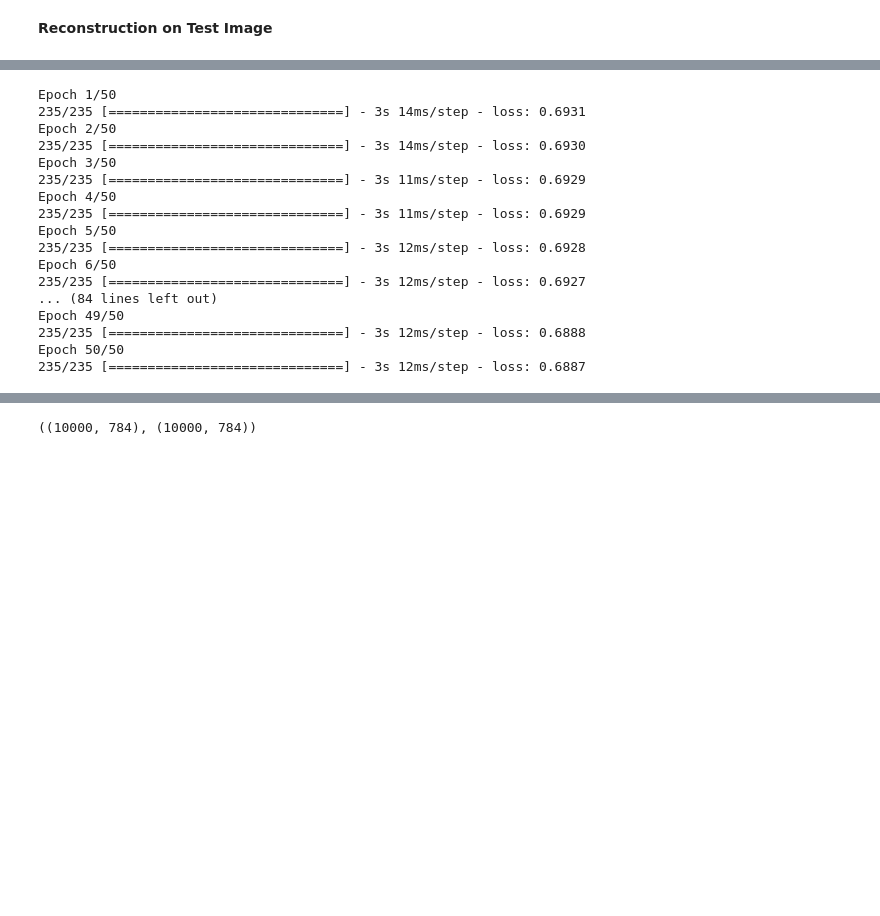
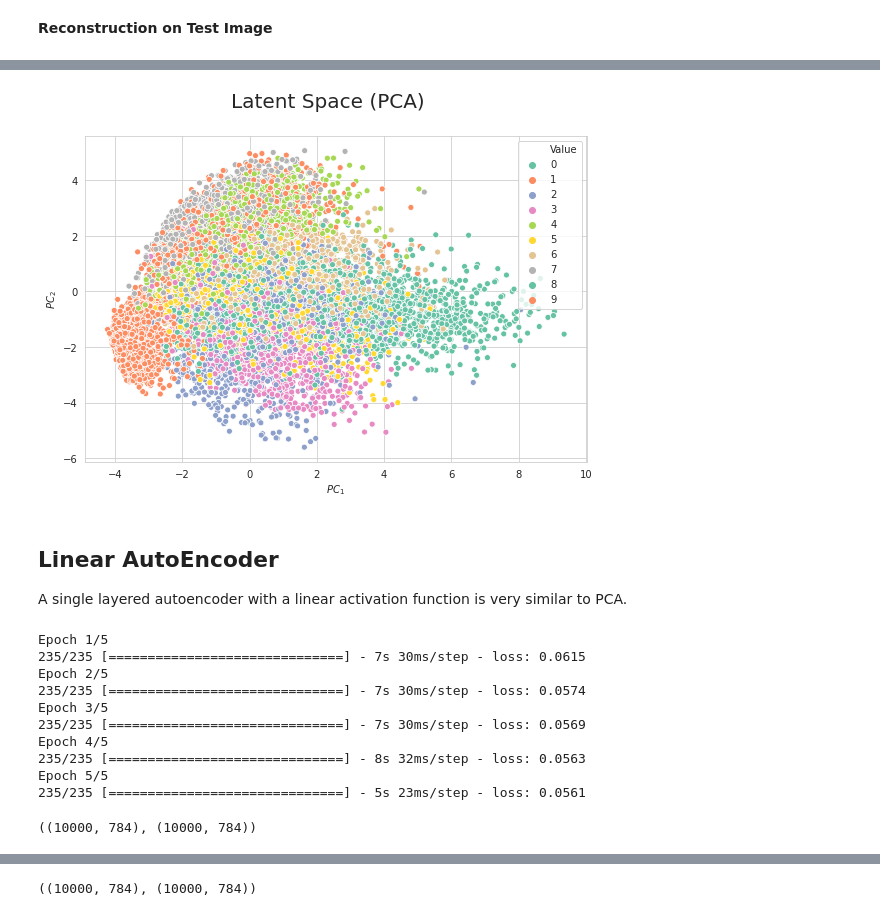
Before and after one commit to adimyth/datascience_stuff, a Jupyter notebook: machine-learning/AutoEncoders.ipynb, the cells around one changed output, grey strips where cells are left out. Saved outputs shown, nothing was run; the diff lists cells and outputs as text; code cells hidden in the pictures; blank space fills up the shorter version.

```diff
--- a/machine-learning/AutoEncoders.ipynb
+++ b/machine-learning/AutoEncoders.ipynb
@@ -92,3 +103,21 @@ plot(X_test_pca, f"PCA Test Images (ndim={n_dim})")
+# %%
+X_latent_pca = pca.transform(X_test)
+# %%
+df1 = pd.DataFrame(X_latent_pca, columns=["Dim1", "Dim2"])
+df1["Value"] = y_test
+# %%
+fig, ax = plt.subplots(figsize=(9, 6))
+ax = sns.scatterplot(x="Dim1", y="Dim2", hue="Value", palette="Set2", legend="full", data=df1)
+ax.set_xlabel('$PC_1$')
+ax.set_ylabel('$PC_2$')
+fig.suptitle("Latent Space (PCA)", fontsize=20)
+plt.show()
+# %% [output]
+[figure, added]
+# %% [markdown]
+## Linear AutoEncoder
+
+A single layered autoencoder with a linear activation function is very similar to PCA.
 # %%
 from tensorflow.keras.layers import Input, Dense
 from tensorflow.keras.models import Model
@@ -103,23 +139,16 @@ autoencoder.compile(optimizer='adadelta', loss='binary_crossentropy')
 # %%
 history = autoencoder.fit(X_train, X_train,
-                epochs=50,
+                epochs=5,
                 batch_size=256,
                 shuffle=True)
 # %% [output]
-Epoch 1/50
-235/235 [==============================] - 3s 14ms/step - loss: 0.6931
-Epoch 2/50
-235/235 [==============================] - 3s 14ms/step - loss: 0.6930
-Epoch 3/50
-235/235 [==============================] - 3s 11ms/step - loss: 0.6929
-Epoch 4/50
-235/235 [==============================] - 3s 11ms/step - loss: 0.6929
-Epoch 5/50
-235/235 [==============================] - 3s 12ms/step - loss: 0.6928
-Epoch 6/50
-235/235 [==============================] - 3s 12ms/step - loss: 0.6927
-... (84 lines left out)
-Epoch 49/50
-235/235 [==============================] - 3s 12ms/step - loss: 0.6888
-Epoch 50/50
-235/235 [==============================] - 3s 12ms/step - loss: 0.6887
+Epoch 1/5
+235/235 [==============================] - 7s 30ms/step - loss: 0.0615
+Epoch 2/5
+235/235 [==============================] - 7s 30ms/step - loss: 0.0574
+Epoch 3/5
+235/235 [==============================] - 7s 30ms/step - loss: 0.0569
+Epoch 4/5
+235/235 [==============================] - 8s 32ms/step - loss: 0.0563
+Epoch 5/5
+235/235 [==============================] - 5s 23ms/step - loss: 0.0561
@@ -125,0 +157,4 @@ Epoch 50/50
+# %%
+X_test.shape, X_test_autoencoder.shape
+# %% [output]
+((10000, 784), (10000, 784))
```
Also changed, not shown: parts of 57 cells of this notebook.
